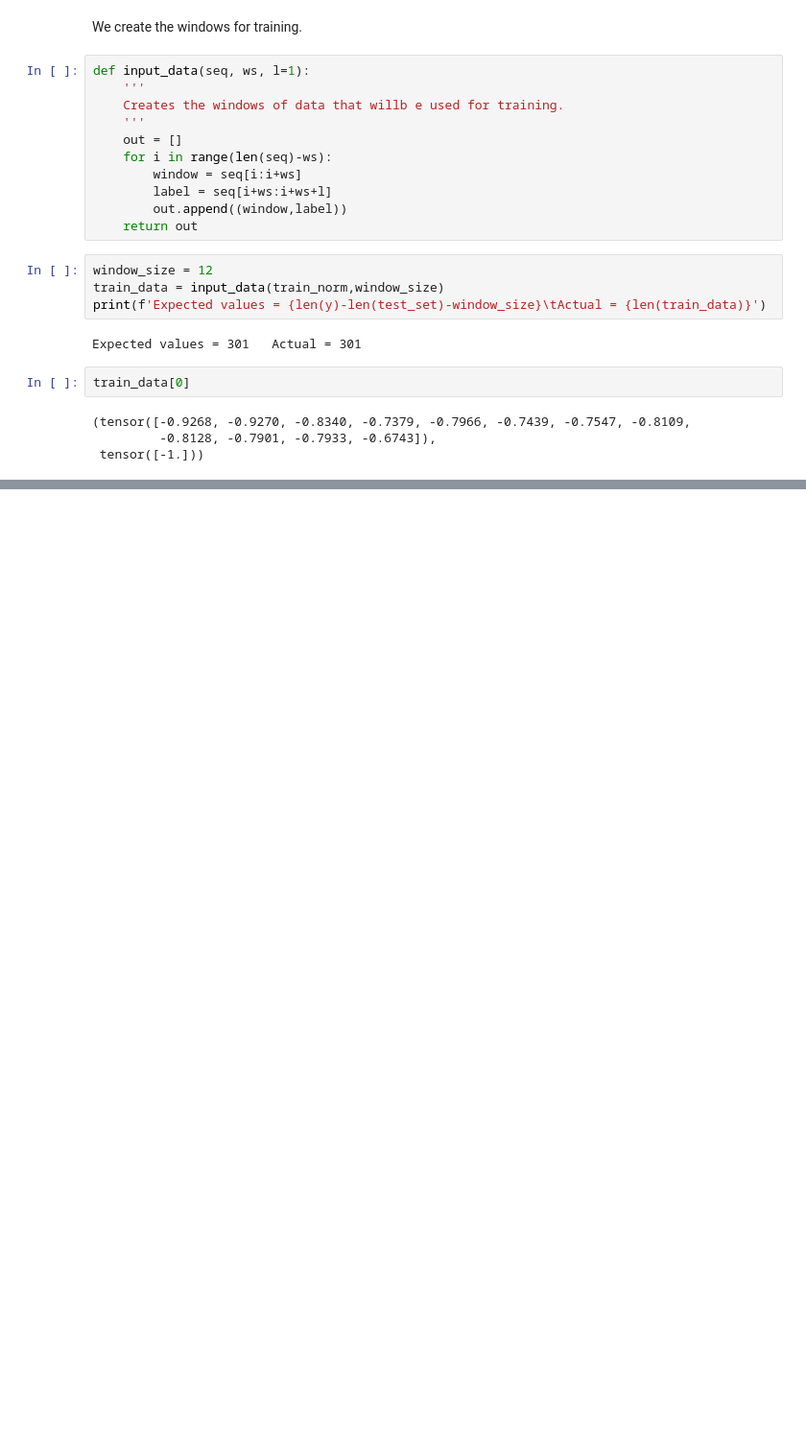
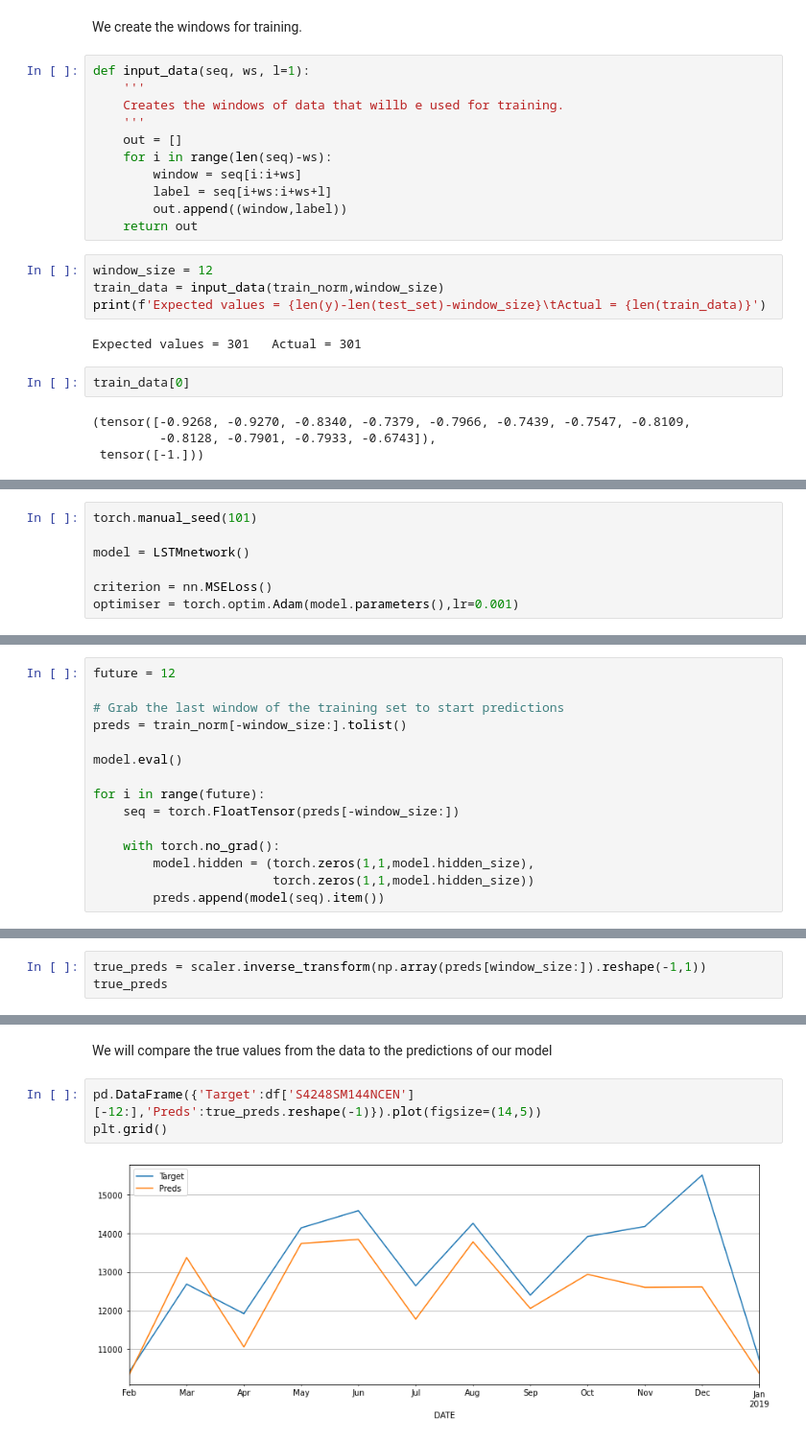
Before and after one commit to alejandrodgb/pytorch-for-dl, a Jupyter notebook: 04-RNN-Recurrent-Neural-Networks/01-RNN-Time-Series.ipynb, the cells around one changed output, grey strips where cells are left out. Shown: that part at 96% size. Cells and saved outputs as stored; diff of their text form; blank space fills up the shorter version.

```diff
--- a/04-RNN-Recurrent-Neural-Networks/01-RNN-Time-Series.ipynb
+++ b/04-RNN-Recurrent-Neural-Networks/01-RNN-Time-Series.ipynb
@@ -126,0 +154,7 @@ train_data[0]
+# %%
+torch.manual_seed(101)
+
+model = LSTMnetwork()
+
+criterion = nn.MSELoss()
+optimiser = torch.optim.Adam(model.parameters(),lr=0.001)
@@ -126,0 +217,15 @@ train_data[0]
+# %%
+future = 12
+
+# Grab the last window of the training set to start predictions
+preds = train_norm[-window_size:].tolist()
+
+model.eval()
+
+for i in range(future):
+    seq = torch.FloatTensor(preds[-window_size:])
+
+    with torch.no_grad():
+        model.hidden = (torch.zeros(1,1,model.hidden_size),
+                        torch.zeros(1,1,model.hidden_size))
+        preds.append(model(seq).item())
@@ -126,0 +236,3 @@ train_data[0]
+# %%
+true_preds = scaler.inverse_transform(np.array(preds[window_size:]).reshape(-1,1))
+true_preds
@@ -126,0 +252,7 @@ train_data[0]
+# %% [markdown]
+We will compare the true values from the data to the predictions of our model
+# %%
+pd.DataFrame({'Target':df['S4248SM144NCEN'][-12:],'Preds':true_preds.reshape(-1)}).plot(figsize=(14,5))
+plt.grid()
+# %% [output]
+[figure, added]
```
Also changed, not shown: parts of 26 cells of this notebook.
